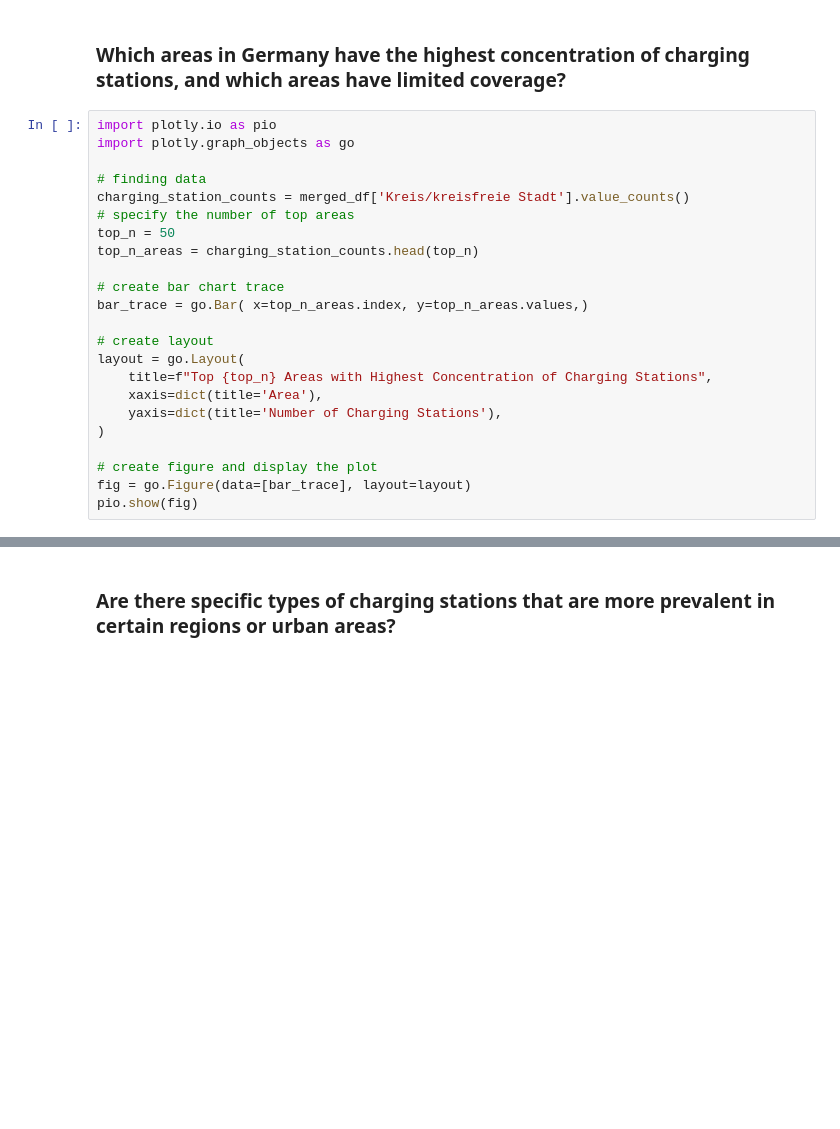
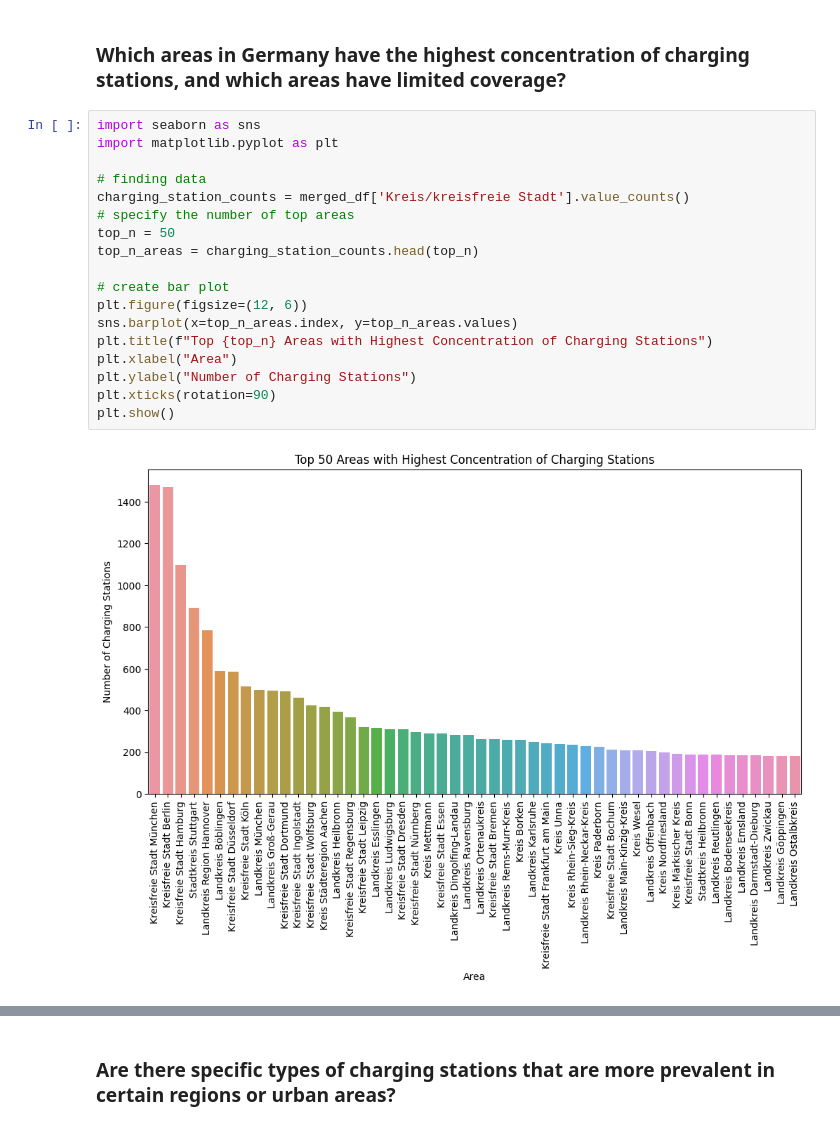
Before and after one commit to mdhasanai/2023-amse-template, a Jupyter notebook: project/report.ipynb, the cells around one changed output, grey strips where cells are left out. Drawn from its saved outputs; the diff is of its cells as text; blank space fills up the shorter version.

```diff
--- a/project/report.ipynb
+++ b/project/report.ipynb
@@ -115,26 +115,23 @@ plt.show()
 # %% [markdown]
 ### Which areas in Germany have the highest concentration of charging stations, and which areas have limited coverage?
 # %%
-import plotly.io as pio
-import plotly.graph_objects as go
+import seaborn as sns
+import matplotlib.pyplot as plt
 
 # finding data
 charging_station_counts = merged_df['Kreis/kreisfreie Stadt'].value_counts()
 # specify the number of top areas
 top_n = 50
 top_n_areas = charging_station_counts.head(top_n)
 
-# create bar chart trace
-bar_trace = go.Bar( x=top_n_areas.index, y=top_n_areas.values,)
-
-# create layout
-layout = go.Layout(
-    title=f"Top {top_n} Areas with Highest Concentration of Charging Stations",
-    xaxis=dict(title='Area'),
-    yaxis=dict(title='Number of Charging Stations'),
-)
-
-# create figure and display the plot
-fig = go.Figure(data=[bar_trace], layout=layout)
-pio.show(fig)
+# create bar plot
+plt.figure(figsize=(12, 6))
+sns.barplot(x=top_n_areas.index, y=top_n_areas.values)
+plt.title(f"Top {top_n} Areas with Highest Concentration of Charging Stations")
+plt.xlabel("Area")
+plt.ylabel("Number of Charging Stations")
+plt.xticks(rotation=90)
+plt.show()
+# %% [output]
+[figure, added]
 # %%
```
Also changed, not shown: parts of 3 cells of this notebook.
